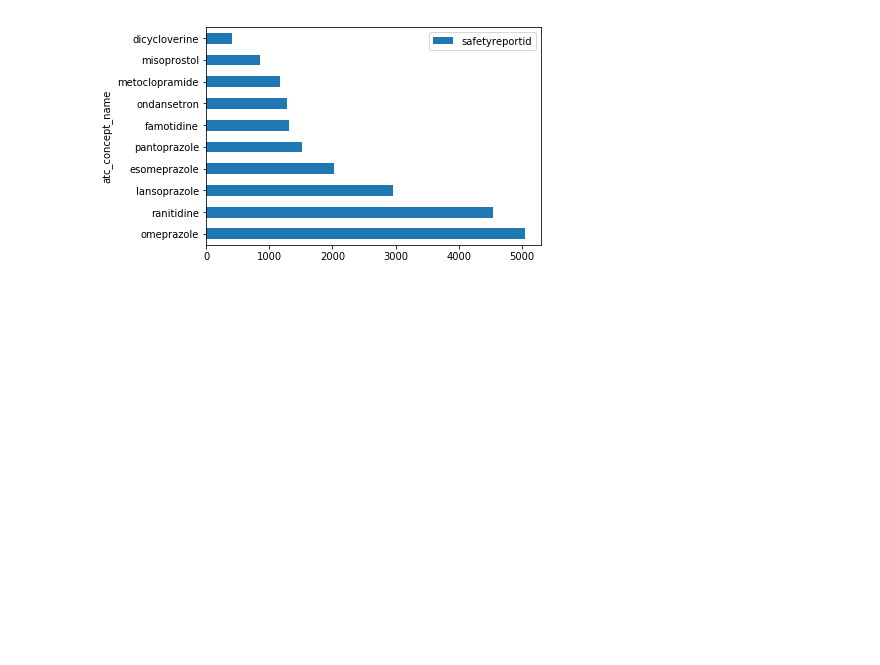
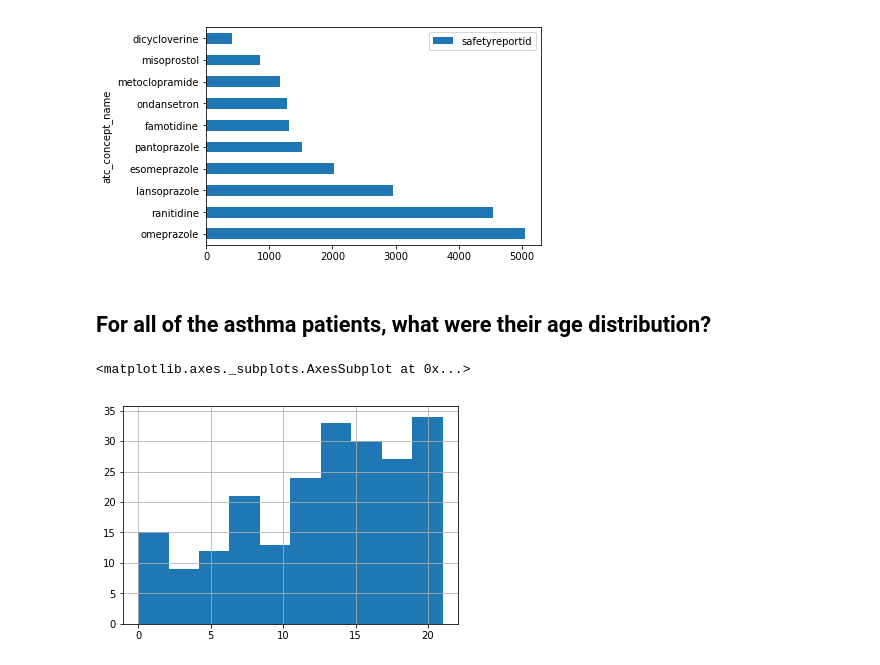
Before and after one commit to veronikabreton/smri2020, a Jupyter notebook: ntbks/python/My_First_Notebook.ipynb, the cells around one changed output. Drawn from its saved outputs; the diff is of its cells as text; code cells hidden in the pictures; blank space fills up the shorter version.

```diff
--- a/ntbks/python/My_First_Notebook.ipynb
+++ b/ntbks/python/My_First_Notebook.ipynb
@@ -94,3 +94,5 @@ groupby('atc_concept_name').
 # %% [output]
 <matplotlib.axes._subplots.AxesSubplot at 0x...>
 [figure]
+# %% [markdown]
+## For all of the asthma patients, what were their age distribution?
@@ -96,0 +107,11 @@ groupby('atc_concept_name').
+# %%
+(dat.
+ query('drug_indication=="ASTHMA"').
+ loc[:,['safetyreportid',"age"]].
+ drop_duplicates().
+ age.
+ hist()
+)
+# %% [output]
+<matplotlib.axes._subplots.AxesSubplot at 0x...>
+[figure, added]
```
Also changed, not shown: parts of 3 cells of this notebook.
